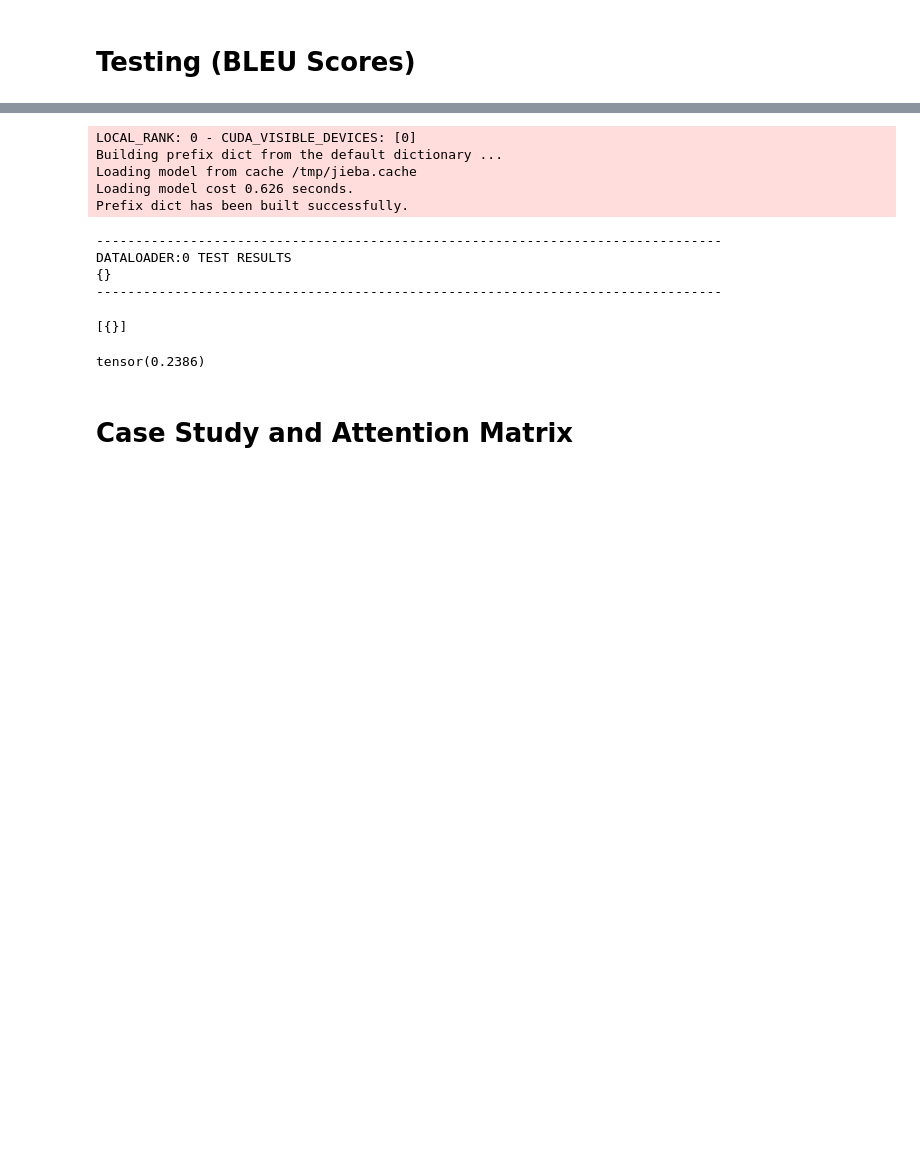
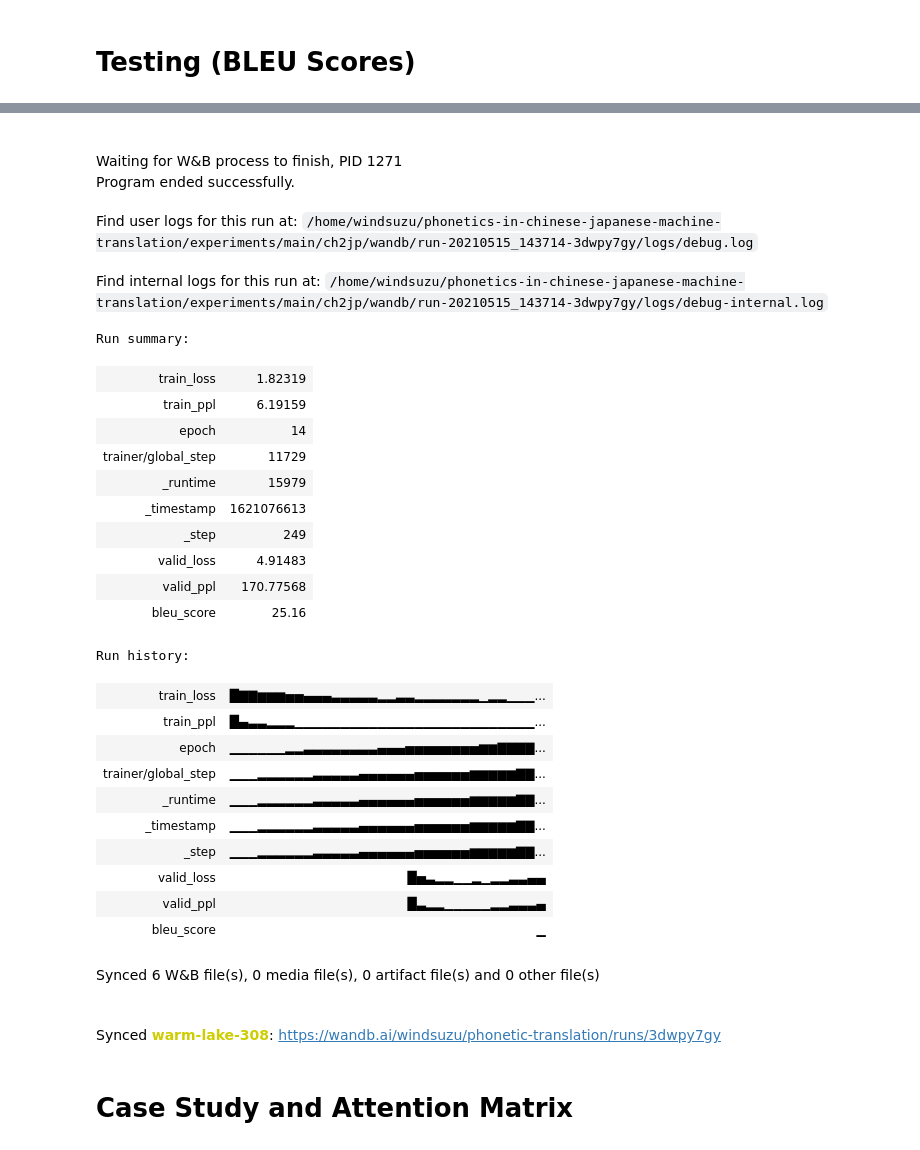
Before and after one commit to windsuzu/Joint-Semantic-Phonetic-Embedding, a Jupyter notebook: experiments/main/ch2jp/rnn_baseline.ipynb, the cells around one changed output, grey strips where cells are left out. Saved outputs shown, nothing was run; the diff lists cells and outputs as text; code cells hidden in the pictures; blank space fills up the shorter version.

Commit message:
update rnn model

```diff
--- a/experiments/main/ch2jp/rnn_baseline.ipynb
+++ b/experiments/main/ch2jp/rnn_baseline.ipynb
@@ -952,16 +948,3 @@ model.load_state_dict(torch.load(ckpt_dir/"rnn_language_specific_baseline 25.63/
-# %%
-trainer.test(model, datamodule=dm)
-# %% [output]
-LOCAL_RANK: 0 - CUDA_VISIBLE_DEVICES: [0]
-Building prefix dict from the default dictionary ...
-Loading model from cache /tmp/jieba.cache
-Loading model cost 0.626 seconds.
-Prefix dict has been built successfully.
---------------------------------------------------------------------------------
-DATALOADER:0 TEST RESULTS
-{}
---------------------------------------------------------------------------------
-[{}]
 # %%
 def calculate_corpus_bleu(preds: List[str], refs: List[List[str]], n_gram=4):
     # arg example:
@@ -970,11 +953,3 @@ def calculate_corpus_bleu(preds: List[str], refs: List[List[str]], n_gram=4):
     preds = list(map(list, preds))
     refs = [[list(sen) for sen in ref] for ref in refs]
     return torchmetrics.functional.nlp.bleu_score(preds, refs, n_gram=n_gram)
-# %%
-preds = [dm.trg_tokenizer.decode(list(map(dm.trg_tokenizer.token_to_id, output[0]))) for output in model.test_outputs]
-refs = [[dm.trg_tokenizer.decode(list(map(dm.trg_tokenizer.token_to_id, output[3])))] for output in model.test_outputs]
-
-bleu_score = calculate_corpus_bleu(preds, refs, n_gram=4)
-print(bleu_score)
-# %% [output]
-tensor(0.2386)
@@ -981,8 +968,37 @@ tensor(0.2386)
 # %%
 # trainer.save_checkpoint("rnn_sentencepiece_ch2jp-baseline-epoch=9-valid_loss=6.611-bleu=21.46.ckpt", weights_only=True)
 # %%
-# wandb.log({"bleu_score": 21.63})
-# run.finish()
+wandb.log({"bleu_score": 25.16})
+run.finish()
+# %% [output]
+Waiting for W&B process to finish, PID 1271
+Program ended successfully.
+Find user logs for this run at: /home/windsuzu/phonetics-in-chinese-japanese-machine-translation/experiments/main/ch2jp/wandb/run-20210515_143714-3dwpy7gy/logs/debug.log
+Find internal logs for this run at: /home/windsuzu/phonetics-in-chinese-japanese-machine-translation/experiments/main/ch2jp/wandb/run-20210515_143714-3dwpy7gy/logs/debug-internal.log
+Run summary:
+| train_loss | 1.82319 |
+| train_ppl | 6.19159 |
+| epoch | 14 |
+| trainer/global_step | 11729 |
+| _runtime | 15979 |
+| _timestamp | 1621076613 |
+| _step | 249 |
+| valid_loss | 4.91483 |
+| valid_ppl | 170.77568 |
+| bleu_score | 25.16 |
+Run history:
+| train_loss | █▇▇▆▆▆▅▅▄▄▄▃▃▃▃▃▂▂▃▃▂▂▂▂▂▂▂▁▂▂▁▁▁... |
+| train_ppl | █▄▃▃▂▂▂▁▁▁▁▁▁▁▁▁▁▁▁▁▁▁▁▁▁▁▁▁▁▁▁▁▁... |
+| epoch | ▁▁▁▁▁▁▂▂▃▃▃▃▃▃▃▃▄▄▄▅▅▅▅▅▅▅▅▆▆▇▇▇▇... |
+| trainer/global_step | ▁▁▁▂▂▂▂▂▂▃▃▃▃▃▄▄▄▄▄▄▅▅▅▅▅▅▆▆▆▆▆▇▇... |
+| _runtime | ▁▁▁▂▂▂▂▂▂▃▃▃▃▃▄▄▄▄▄▄▅▅▅▅▅▅▆▆▆▆▆▇▇... |
+| _timestamp | ▁▁▁▂▂▂▂▂▂▃▃▃▃▃▄▄▄▄▄▄▅▅▅▅▅▅▆▆▆▆▆▇▇... |
+| _step | ▁▁▁▂▂▂▂▂▂▃▃▃▃▃▄▄▄▄▄▄▅▅▅▅▅▅▆▆▆▆▆▇▇... |
+| valid_loss | █▅▃▂▂▁▁▂▁▂▂▃▃▄▄ |
+| valid_ppl | █▃▂▂▁▁▁▁▁▂▂▃▃▃▄ |
+| bleu_score | ▁ |
+Synced 6 W&B file(s), 0 media file(s), 0 artifact file(s) and 0 other file(s)
+Synced warm-lake-308: https://wandb.ai/windsuzu/phonetic-translation/runs/3dwpy7gy
 # %% [markdown]
 # Case Study and Attention Matrix
 # %%
```
Also changed, not shown: parts of 6 cells of this notebook.
